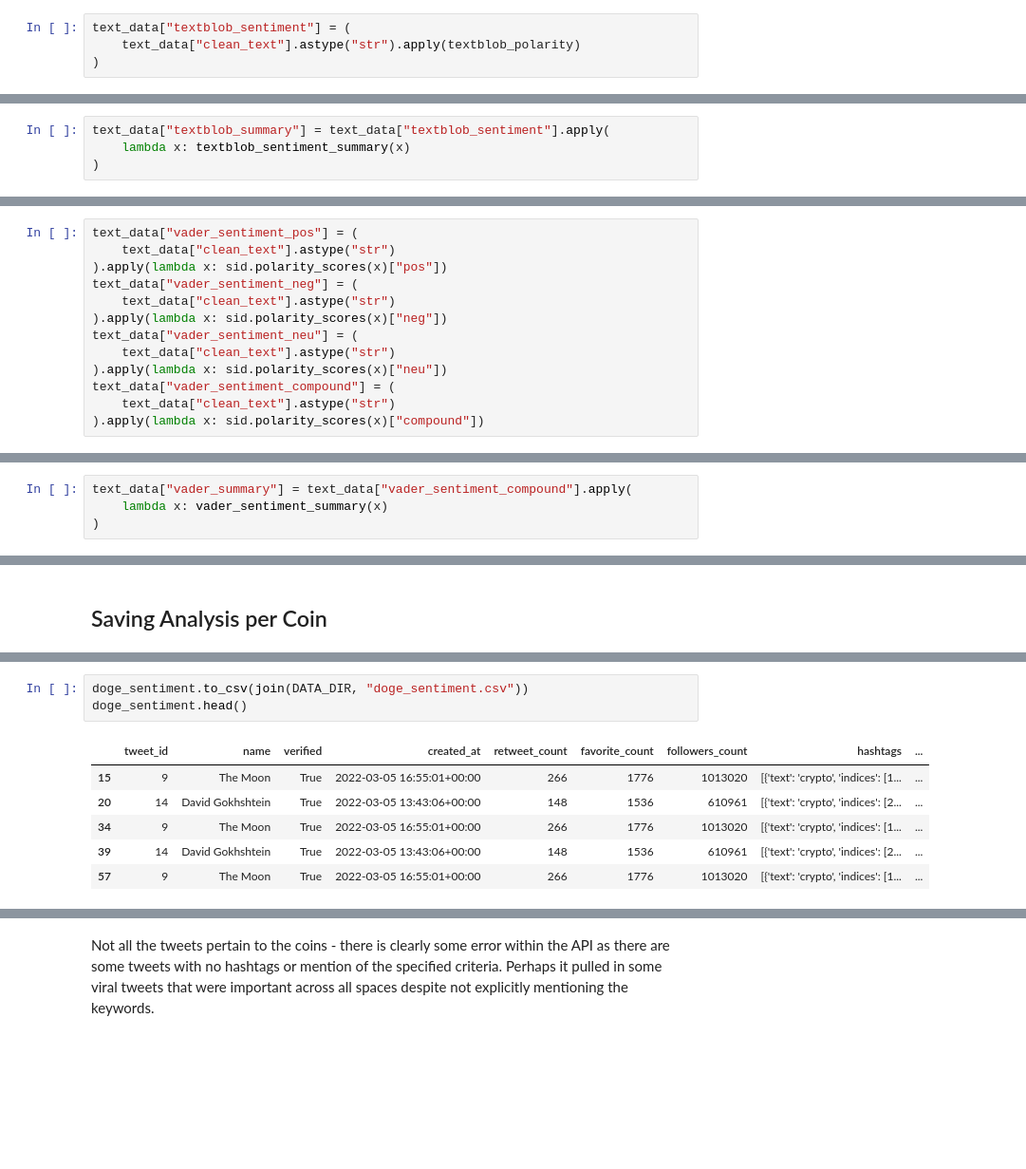
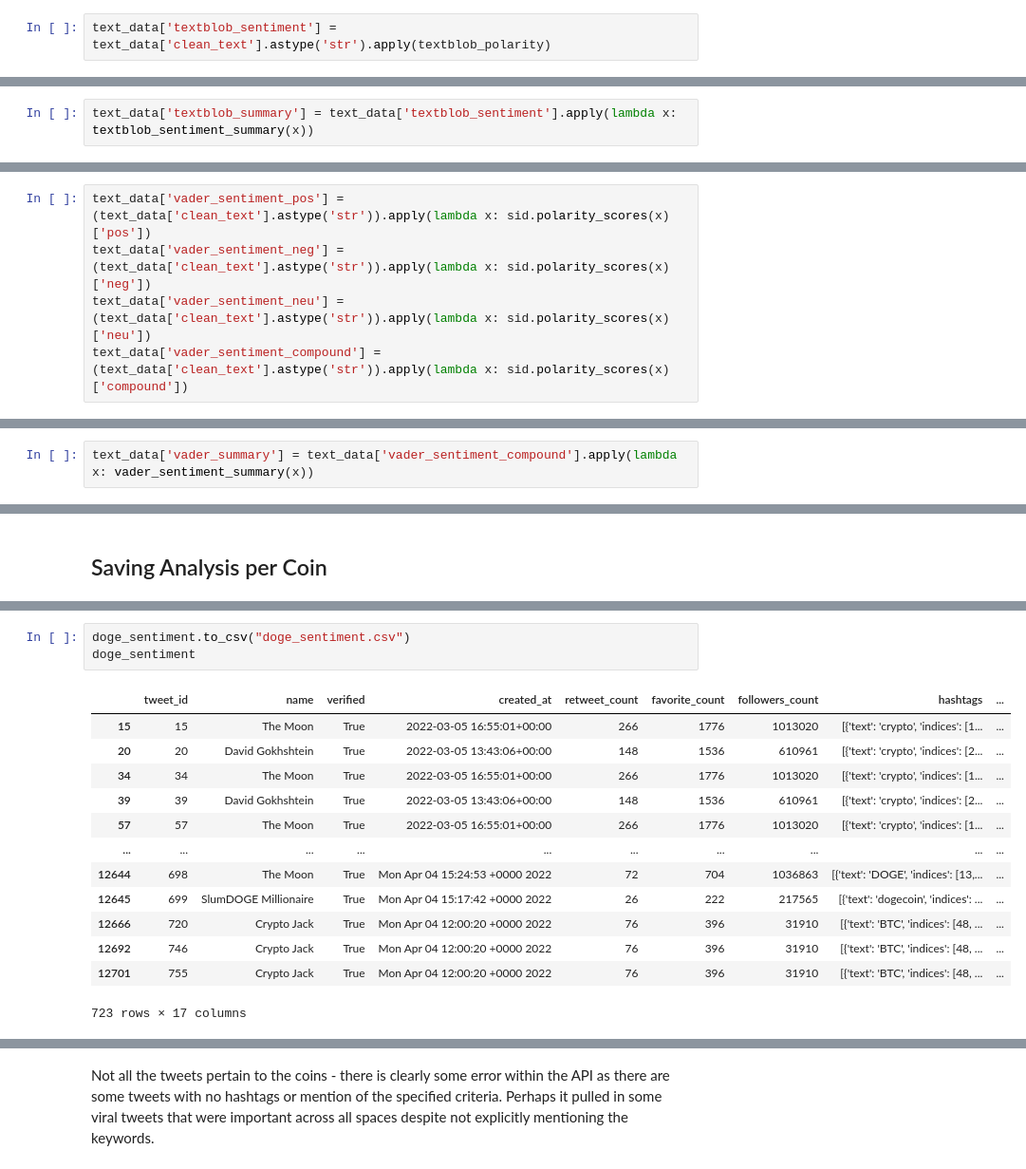
Before and after one commit to bryan-hoang/cmpe-351-group-1, a Jupyter notebook: src/sentiment_analysis.ipynb, the cells around one changed output, grey strips where cells are left out. Shown at 95% size. Drawn from its saved outputs; the diff is of its cells as text; blank space fills up the shorter version.

```diff
--- a/src/sentiment_analysis.ipynb
+++ b/src/sentiment_analysis.ipynb
@@ -141,9 +118,7 @@ memory usage: 283.7+ KB
 def textblob_polarity(text):
     return TextBlob(text).sentiment.polarity
 # %%
-text_data["textblob_sentiment"] = (
-    text_data["clean_text"].astype("str").apply(textblob_polarity)
-)
+text_data['textblob_sentiment'] = text_data['clean_text'].astype('str').apply(textblob_polarity)
 # %%
 def textblob_sentiment_summary(text):
     sentiment = "Neutral"
@@ -153,9 +128,7 @@ def textblob_sentiment_summary(text):
         sentiment = "Negative"
     return sentiment
 # %%
-text_data["textblob_summary"] = text_data["textblob_sentiment"].apply(
-    lambda x: textblob_sentiment_summary(x)
-)
+text_data['textblob_summary'] = text_data['textblob_sentiment'].apply(lambda x: textblob_sentiment_summary(x))
 # %%
 text_data.head()
 # %% [output]
@@ -174,16 +148,8 @@ sid = SentimentIntensityAnalyzer()
 # %%
-text_data["vader_sentiment_pos"] = (
-    text_data["clean_text"].astype("str")
-).apply(lambda x: sid.polarity_scores(x)["pos"])
-text_data["vader_sentiment_neg"] = (
-    text_data["clean_text"].astype("str")
-).apply(lambda x: sid.polarity_scores(x)["neg"])
-text_data["vader_sentiment_neu"] = (
-    text_data["clean_text"].astype("str")
-).apply(lambda x: sid.polarity_scores(x)["neu"])
-text_data["vader_sentiment_compound"] = (
-    text_data["clean_text"].astype("str")
-).apply(lambda x: sid.polarity_scores(x)["compound"])
+text_data['vader_sentiment_pos'] = (text_data['clean_text'].astype('str')).apply(lambda x: sid.polarity_scores(x)['pos'])
+text_data['vader_sentiment_neg'] = (text_data['clean_text'].astype('str')).apply(lambda x: sid.polarity_scores(x)['neg'])
+text_data['vader_sentiment_neu'] = (text_data['clean_text'].astype('str')).apply(lambda x: sid.polarity_scores(x)['neu'])
+text_data['vader_sentiment_compound'] = (text_data['clean_text'].astype('str')).apply(lambda x: sid.polarity_scores(x)['compound'])
 # %%
 def vader_sentiment_summary(text):
     sentiment = "Neutral"
@@ -193,9 +159,7 @@ def vader_sentiment_summary(text):
         sentiment = "Negative"
     return sentiment
 # %%
-text_data["vader_summary"] = text_data["vader_sentiment_compound"].apply(
-    lambda x: vader_sentiment_summary(x)
-)
+text_data['vader_summary'] = text_data['vader_sentiment_compound'].apply(lambda x: vader_sentiment_summary(x))
 # %%
 text_data.info()
 # %% [output]
@@ -252,11 +226,18 @@ ethereum_sentiment.head()
 # %%
-doge_sentiment.to_csv(join(DATA_DIR, "doge_sentiment.csv"))
-doge_sentiment.head()
+doge_sentiment.to_csv("doge_sentiment.csv")
+doge_sentiment
 # %% [output]
 |  | tweet_id | name | verified | created_at | retweet_count | favorite_count | followers_count | hashtags | ... |
-| 15 | 9 | The Moon | True | 2022-03-05 16:55:01+00:00 | 266 | 1776 | 1013020 | [{'text': 'crypto', 'indices': [1... | ... |
-| 20 | 14 | David Gokhshtein | True | 2022-03-05 13:43:06+00:00 | 148 | 1536 | 610961 | [{'text': 'crypto', 'indices': [2... | ... |
-| 34 | 9 | The Moon | True | 2022-03-05 16:55:01+00:00 | 266 | 1776 | 1013020 | [{'text': 'crypto', 'indices': [1... | ... |
-| 39 | 14 | David Gokhshtein | True | 2022-03-05 13:43:06+00:00 | 148 | 1536 | 610961 | [{'text': 'crypto', 'indices': [2... | ... |
-| 57 | 9 | The Moon | True | 2022-03-05 16:55:01+00:00 | 266 | 1776 | 1013020 | [{'text': 'crypto', 'indices': [1... | ... |
+| 15 | 15 | The Moon | True | 2022-03-05 16:55:01+00:00 | 266 | 1776 | 1013020 | [{'text': 'crypto', 'indices': [1... | ... |
+| 20 | 20 | David Gokhshtein | True | 2022-03-05 13:43:06+00:00 | 148 | 1536 | 610961 | [{'text': 'crypto', 'indices': [2... | ... |
+| 34 | 34 | The Moon | True | 2022-03-05 16:55:01+00:00 | 266 | 1776 | 1013020 | [{'text': 'crypto', 'indices': [1... | ... |
+| 39 | 39 | David Gokhshtein | True | 2022-03-05 13:43:06+00:00 | 148 | 1536 | 610961 | [{'text': 'crypto', 'indices': [2... | ... |
+| 57 | 57 | The Moon | True | 2022-03-05 16:55:01+00:00 | 266 | 1776 | 1013020 | [{'text': 'crypto', 'indices': [1... | ... |
+| ... | ... | ... | ... | ... | ... | ... | ... | ... | ... |
+| 12644 | 698 | The Moon | True | Mon Apr 04 15:24:53 +0000 2022 | 72 | 704 | 1036863 | [{'text': 'DOGE', 'indices': [13,... | ... |
+| 12645 | 699 | SlumDOGE Millionaire | True | Mon Apr 04 15:17:42 +0000 2022 | 26 | 222 | 217565 | [{'text': 'dogecoin', 'indices': ... | ... |
+| 12666 | 720 | Crypto Jack | True | Mon Apr 04 12:00:20 +0000 2022 | 76 | 396 | 31910 | [{'text': 'BTC', 'indices': [48, ... | ... |
+| 12692 | 746 | Crypto Jack | True | Mon Apr 04 12:00:20 +0000 2022 | 76 | 396 | 31910 | [{'text': 'BTC', 'indices': [48, ... | ... |
+| 12701 | 755 | Crypto Jack | True | Mon Apr 04 12:00:20 +0000 2022 | 76 | 396 | 31910 | [{'text': 'BTC', 'indices': [48, ... | ... |
+723 rows × 17 columns
 # %%
```
Also changed, not shown: parts of 21 cells of this notebook, 2 other files.
